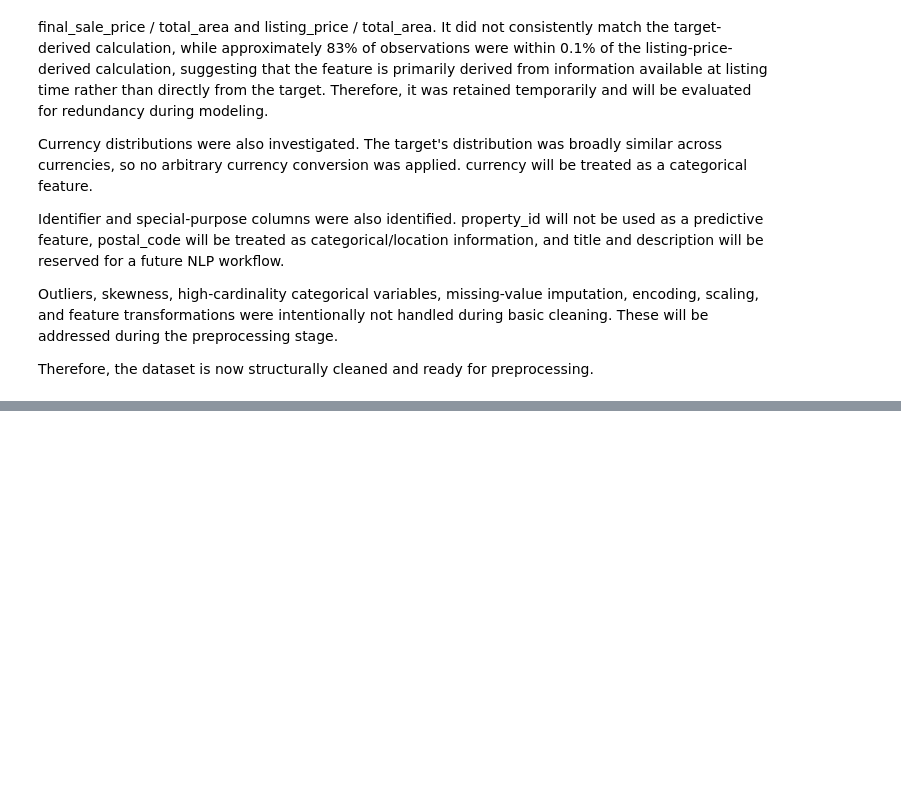
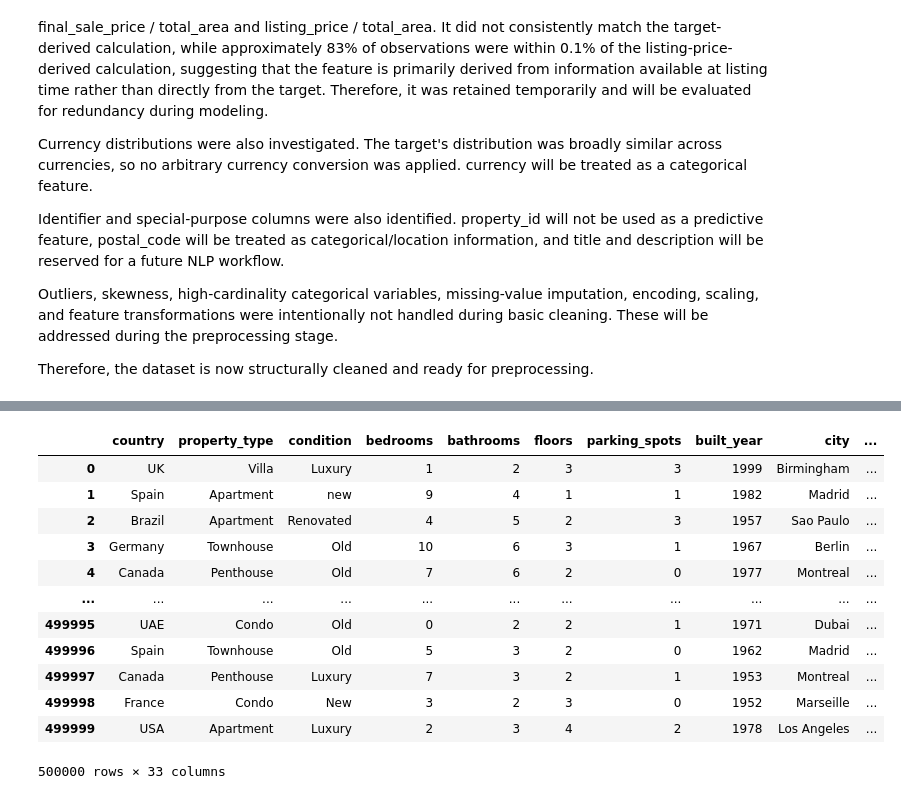
Before and after one commit to yashbhatt0508/regression-problem, a Jupyter notebook: advancedregression.ipynb, the cells around one changed output, grey strips where cells are left out. Cells and saved outputs as stored; diff of their text form; code cells hidden in the pictures; blank space fills up the shorter version.

```diff
--- a/advancedregression.ipynb
+++ b/advancedregression.ipynb
@@ -882,0 +910,22 @@ Therefore, the dataset is now structurally cleaned and ready for preprocessing.
+# %%
+drop_col = ["property_id",'title', 'description',
+       'noise_0', 'noise_1', 'noise_2', 'noise_3', 'noise_4', 'noise_5',
+       'noise_6', 'noise_7', 'noise_8', 'noise_9', 'noise_10', 'noise_11',
+       'noise_12', 'noise_13', 'noise_14']
+df.drop(columns=drop_col, inplace=True)
+# %%
+df
+# %% [output]
+|  | country | property_type | condition | bedrooms | bathrooms | floors | parking_spots | built_year | city | ... |
+| 0 | UK | Villa | Luxury | 1 | 2 | 3 | 3 | 1999 | Birmingham | ... |
+| 1 | Spain | Apartment | new | 9 | 4 | 1 | 1 | 1982 | Madrid | ... |
+| 2 | Brazil | Apartment | Renovated | 4 | 5 | 2 | 3 | 1957 | Sao Paulo | ... |
+| 3 | Germany | Townhouse | Old | 10 | 6 | 3 | 1 | 1967 | Berlin | ... |
+| 4 | Canada | Penthouse | Old | 7 | 6 | 2 | 0 | 1977 | Montreal | ... |
+| ... | ... | ... | ... | ... | ... | ... | ... | ... | ... | ... |
+| 499995 | UAE | Condo | Old | 0 | 2 | 2 | 1 | 1971 | Dubai | ... |
+| 499996 | Spain | Townhouse | Old | 5 | 3 | 2 | 0 | 1962 | Madrid | ... |
+| 499997 | Canada | Penthouse | Luxury | 7 | 3 | 2 | 1 | 1953 | Montreal | ... |
+| 499998 | France | Condo | New | 3 | 2 | 3 | 0 | 1952 | Marseille | ... |
+| 499999 | USA | Apartment | Luxury | 2 | 3 | 4 | 2 | 1978 | Los Angeles | ... |
+500000 rows × 33 columns
```
Also changed, not shown: parts of 34 cells of this notebook.
